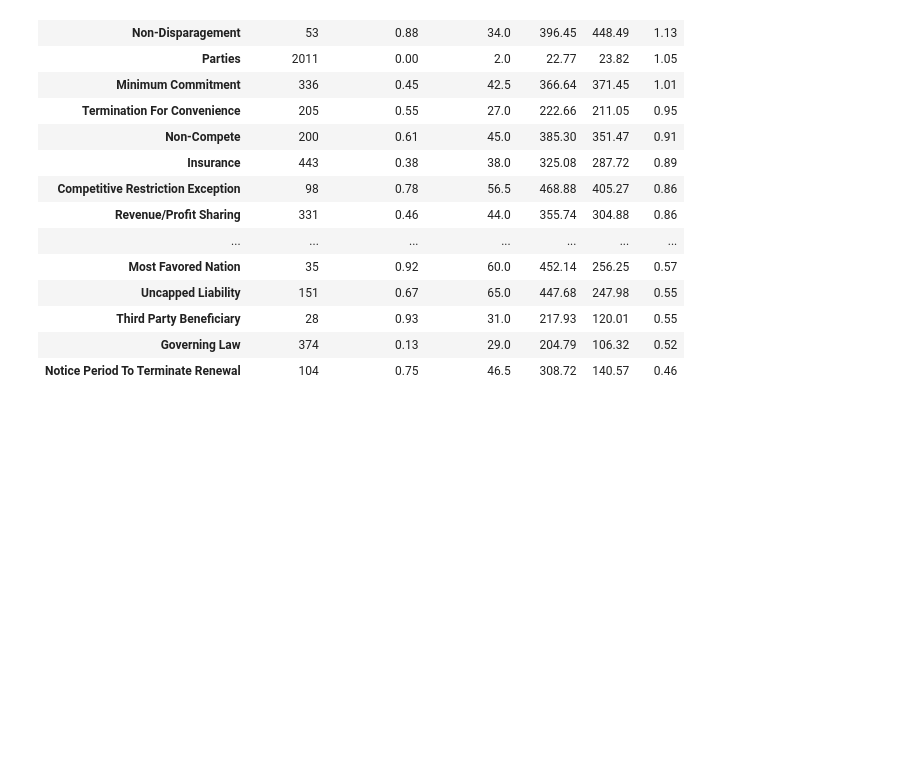
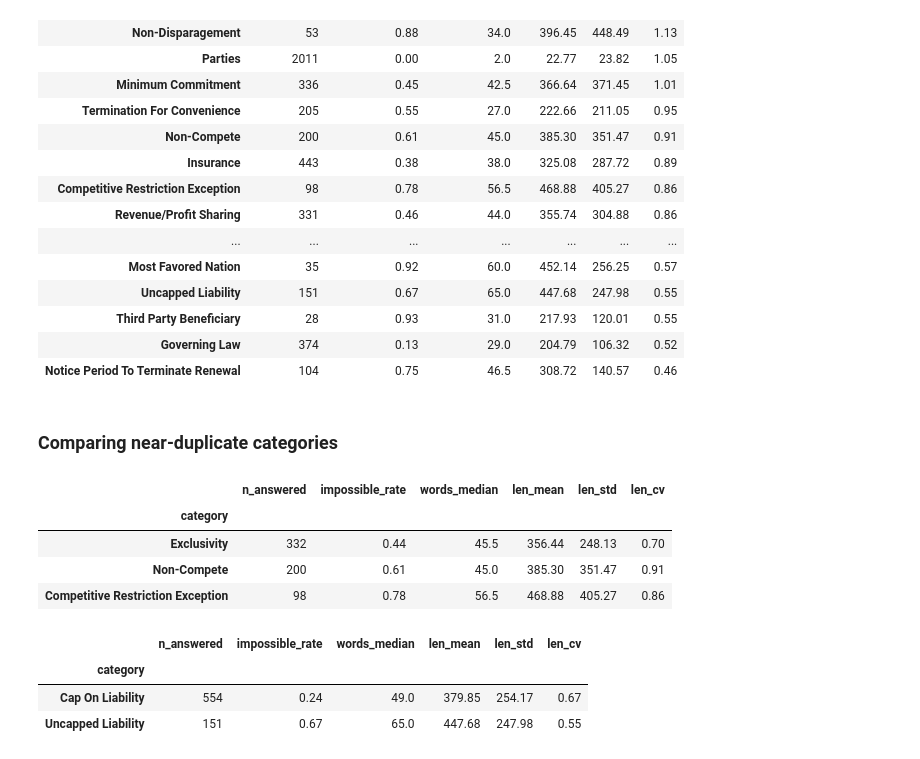
Before and after one commit to Break-Through-Tech/Accenture-1D-contract-review-challenge, a Jupyter notebook: 01_EDA.ipynb, the cells around one changed output. Cells and saved outputs as stored; diff of their text form; code cells hidden in the pictures; blank space fills up the shorter version.

Commit message:
added examples for 10 core categories analysis

```diff
--- a/01_EDA.ipynb
+++ b/01_EDA.ipynb
@@ -389,3 +393,22 @@ category_stats.sort_values('len_cv', ascending=False).round(2)
 | Third Party Beneficiary | 28 | 0.93 | 31.0 | 217.93 | 120.01 | 0.55 |
 | Governing Law | 374 | 0.13 | 29.0 | 204.79 | 106.32 | 0.52 |
 | Notice Period To Terminate Renewal | 104 | 0.75 | 46.5 | 308.72 | 140.57 | 0.46 |
+# %% [markdown]
+### Comparing near-duplicate categories
+# %%
+# restraint-of-trade categories
+category_stats.loc[['Exclusivity', 'Non-Compete', 'Competitive Restriction Exception']].round(2)
+# %% [output]
+|  | n_answered | impossible_rate | words_median | len_mean | len_std | len_cv |
+| category |  |  |  |  |  |  |
+| Exclusivity | 332 | 0.44 | 45.5 | 356.44 | 248.13 | 0.70 |
+| Non-Compete | 200 | 0.61 | 45.0 | 385.30 | 351.47 | 0.91 |
+| Competitive Restriction Exception | 98 | 0.78 | 56.5 | 468.88 | 405.27 | 0.86 |
+# %%
+# liability categories
+category_stats.loc[['Cap On Liability', 'Uncapped Liability']].round(2)
+# %% [output]
+|  | n_answered | impossible_rate | words_median | len_mean | len_std | len_cv |
+| category |  |  |  |  |  |  |
+| Cap On Liability | 554 | 0.24 | 49.0 | 379.85 | 254.17 | 0.67 |
+| Uncapped Liability | 151 | 0.67 | 65.0 | 447.68 | 247.98 | 0.55 |
```
Also changed, not shown: parts of 6 cells of this notebook.
